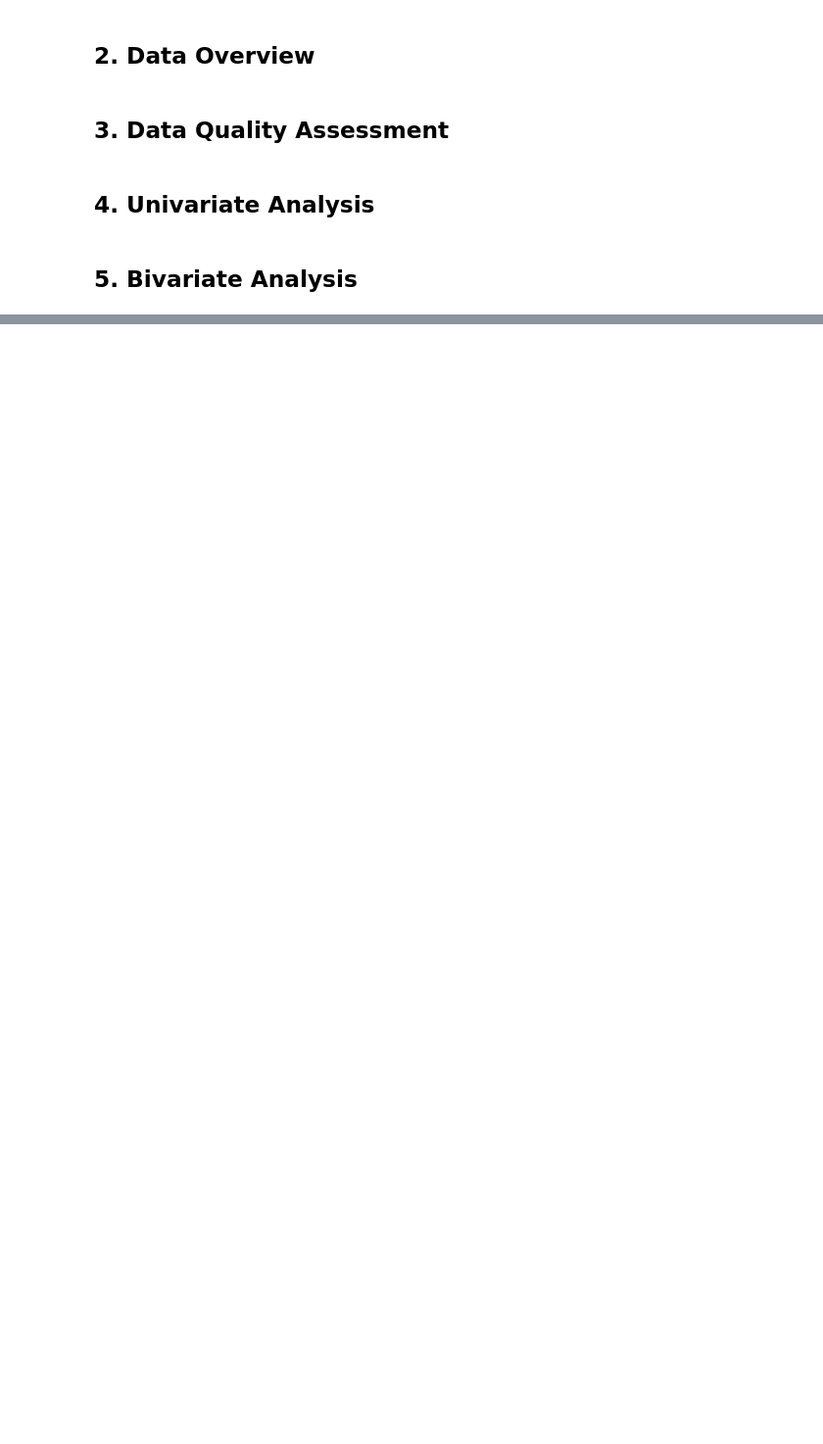
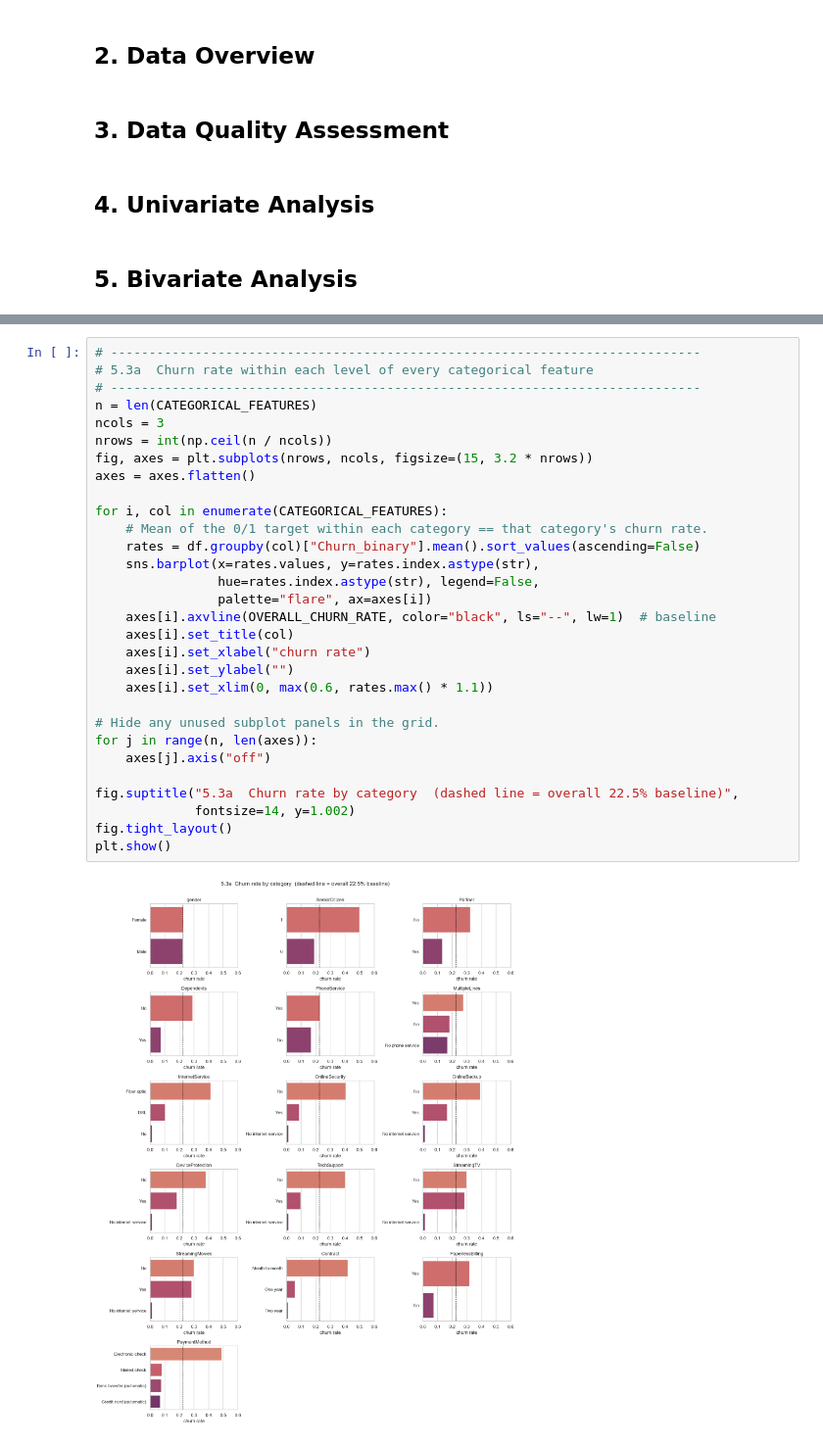
Before and after one commit to jasonheecs/snaic-week1-capstone, a Jupyter notebook: eda.ipynb, the cells around one changed output, grey strips where cells are left out. Shown at 98% size. Cells and saved outputs as stored; diff of their text form; blank space fills up the shorter version.

```diff
--- a/eda.ipynb
+++ b/eda.ipynb
@@ -29,0 +167,32 @@ Loaded 594194 rows and 21 columns from train.csv
+# %%
+# -----------------------------------------------------------------------------
+# 5.3a  Churn rate within each level of every categorical feature
+# -----------------------------------------------------------------------------
+n = len(CATEGORICAL_FEATURES)
+ncols = 3
+nrows = int(np.ceil(n / ncols))
+fig, axes = plt.subplots(nrows, ncols, figsize=(15, 3.2 * nrows))
+axes = axes.flatten()
+
+for i, col in enumerate(CATEGORICAL_FEATURES):
+    # Mean of the 0/1 target within each category == that category's churn rate.
+    rates = df.groupby(col)["Churn_binary"].mean().sort_values(ascending=False)
+    sns.barplot(x=rates.values, y=rates.index.astype(str),
+                hue=rates.index.astype(str), legend=False,
+                palette="flare", ax=axes[i])
+    axes[i].axvline(OVERALL_CHURN_RATE, color="black", ls="--", lw=1)  # baseline
+    axes[i].set_title(col)
+    axes[i].set_xlabel("churn rate")
+    axes[i].set_ylabel("")
+    axes[i].set_xlim(0, max(0.6, rates.max() * 1.1))
+
+# Hide any unused subplot panels in the grid.
+for j in range(n, len(axes)):
+    axes[j].axis("off")
+
+fig.suptitle("5.3a  Churn rate by category  (dashed line = overall 22.5% baseline)",
+             fontsize=14, y=1.002)
+fig.tight_layout()
+plt.show()
+# %% [output]
+[figure, added]
```
Also changed, not shown: parts of 17 cells of this notebook.
